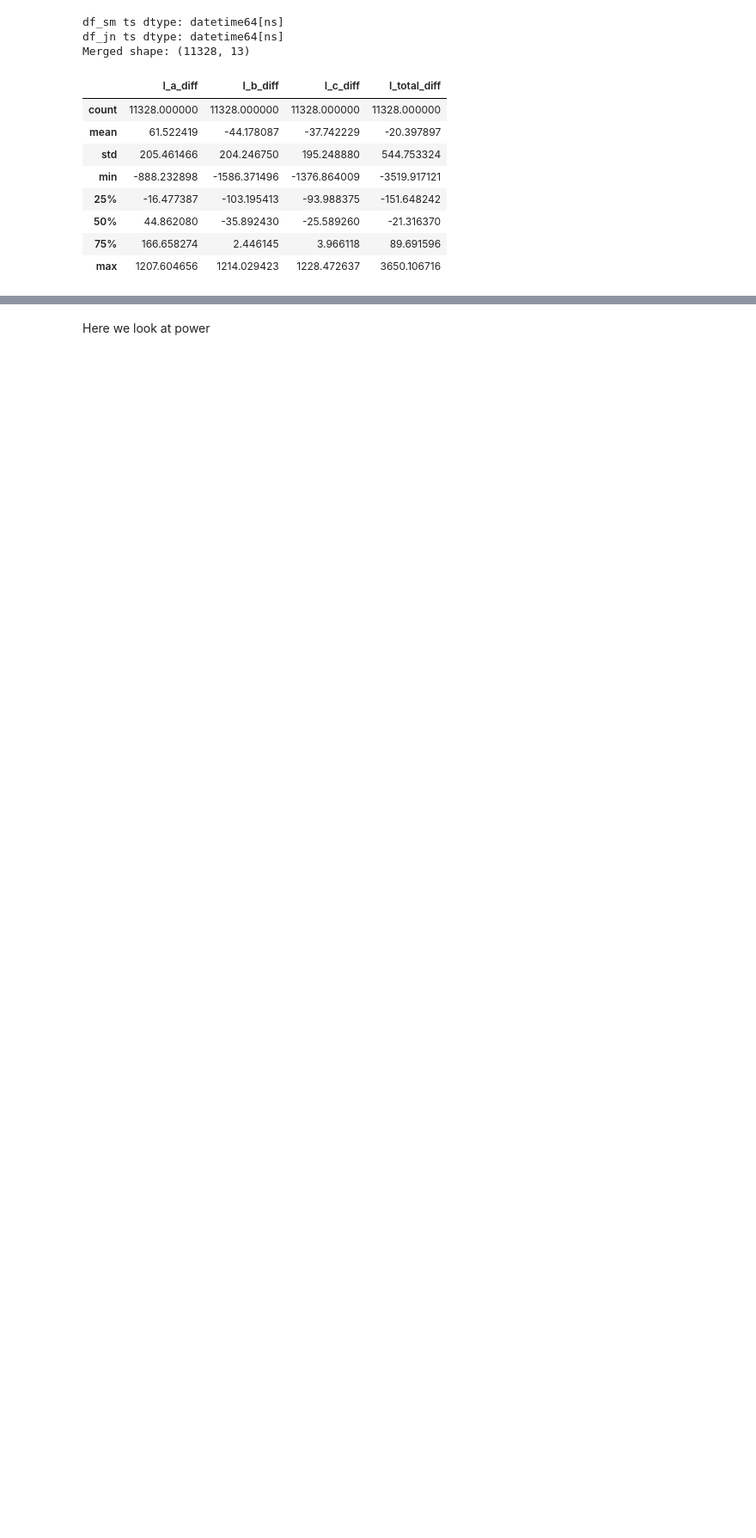
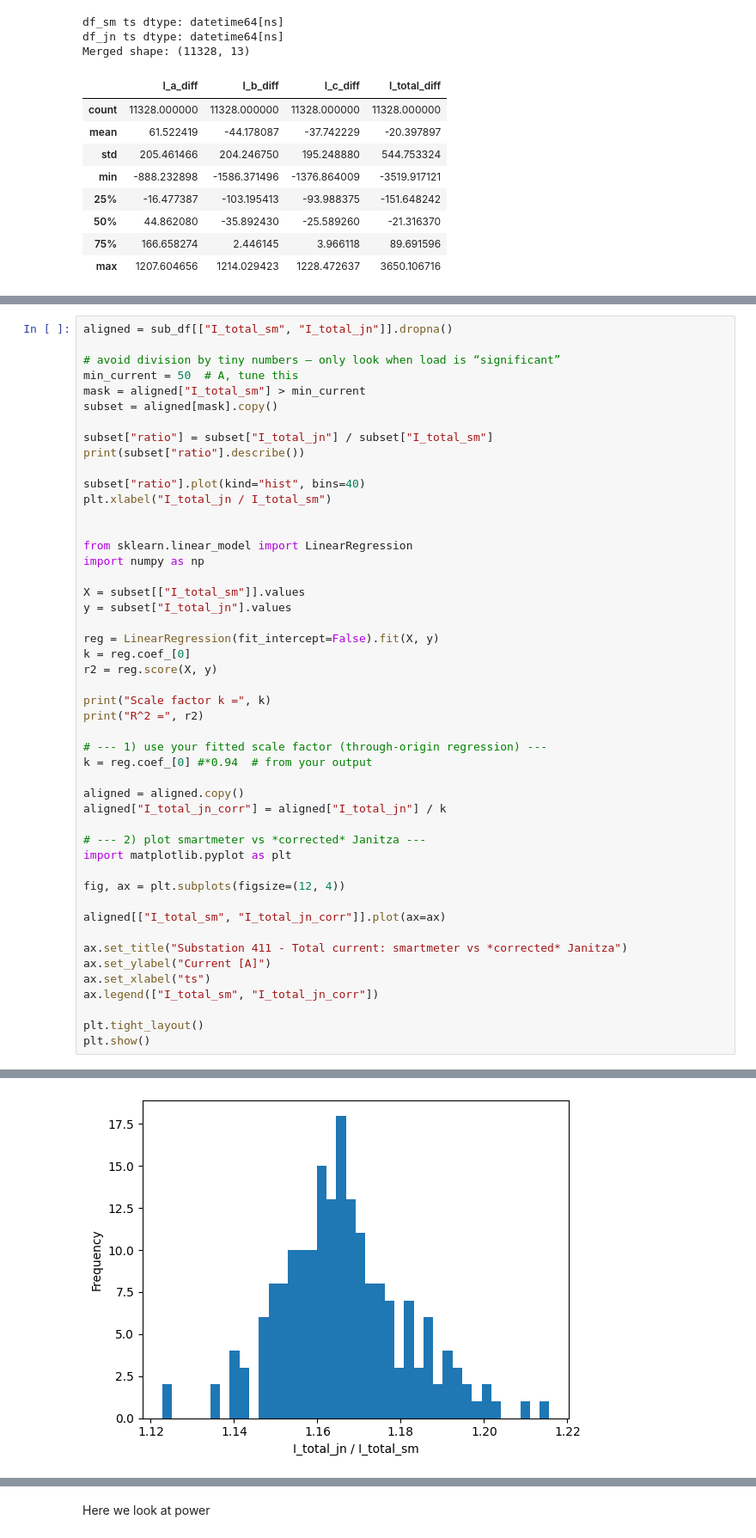
Before and after one commit to MindisBlank/Jasonaq_thesis, a Jupyter notebook: notebooks/smartmeter_vs_janitza.ipynb, the cells around one changed output, grey strips where cells are left out. Shown: that part at 86% size. Cells and saved outputs as stored; diff of their text form; blank space fills up the shorter version.

```diff
--- a/notebooks/smartmeter_vs_janitza.ipynb
+++ b/notebooks/smartmeter_vs_janitza.ipynb
@@ -143,0 +144,49 @@ Rows for substation 1400 : 192
+# %%
+aligned = sub_df[["I_total_sm", "I_total_jn"]].dropna()
+
+# avoid division by tiny numbers – only look when load is “significant”
+min_current = 50  # A, tune this
+mask = aligned["I_total_sm"] > min_current
+subset = aligned[mask].copy()
+
+subset["ratio"] = subset["I_total_jn"] / subset["I_total_sm"]
+print(subset["ratio"].describe())
+
+subset["ratio"].plot(kind="hist", bins=40)
+plt.xlabel("I_total_jn / I_total_sm")
+
+
+from sklearn.linear_model import LinearRegression
+import numpy as np
+
+X = subset[["I_total_sm"]].values
+y = subset["I_total_jn"].values
+
+reg = LinearRegression(fit_intercept=False).fit(X, y)
+k = reg.coef_[0]
+r2 = reg.score(X, y)
+
+print("Scale factor k =", k)
+print("R^2 =", r2)
+
+# --- 1) use your fitted scale factor (through-origin regression) ---
+k = reg.coef_[0] #*0.94  # from your output
+
+aligned = aligned.copy()
+aligned["I_total_jn_corr"] = aligned["I_total_jn"] / k
+
+# --- 2) plot smartmeter vs *corrected* Janitza ---
+import matplotlib.pyplot as plt
+
+fig, ax = plt.subplots(figsize=(12, 4))
+
+aligned[["I_total_sm", "I_total_jn_corr"]].plot(ax=ax)
+
+ax.set_title("Substation 411 - Total current: smartmeter vs *corrected* Janitza")
+ax.set_ylabel("Current [A]")
+ax.set_xlabel("ts")
+ax.legend(["I_total_sm", "I_total_jn_corr"])
+
+plt.tight_layout()
+plt.show()
+# %% [output]
@@ -143,0 +204 @@ Rows for substation 1400 : 192
+[figure, added]
```
Also changed, not shown: parts of 5 cells of this notebook, 4 other files.
